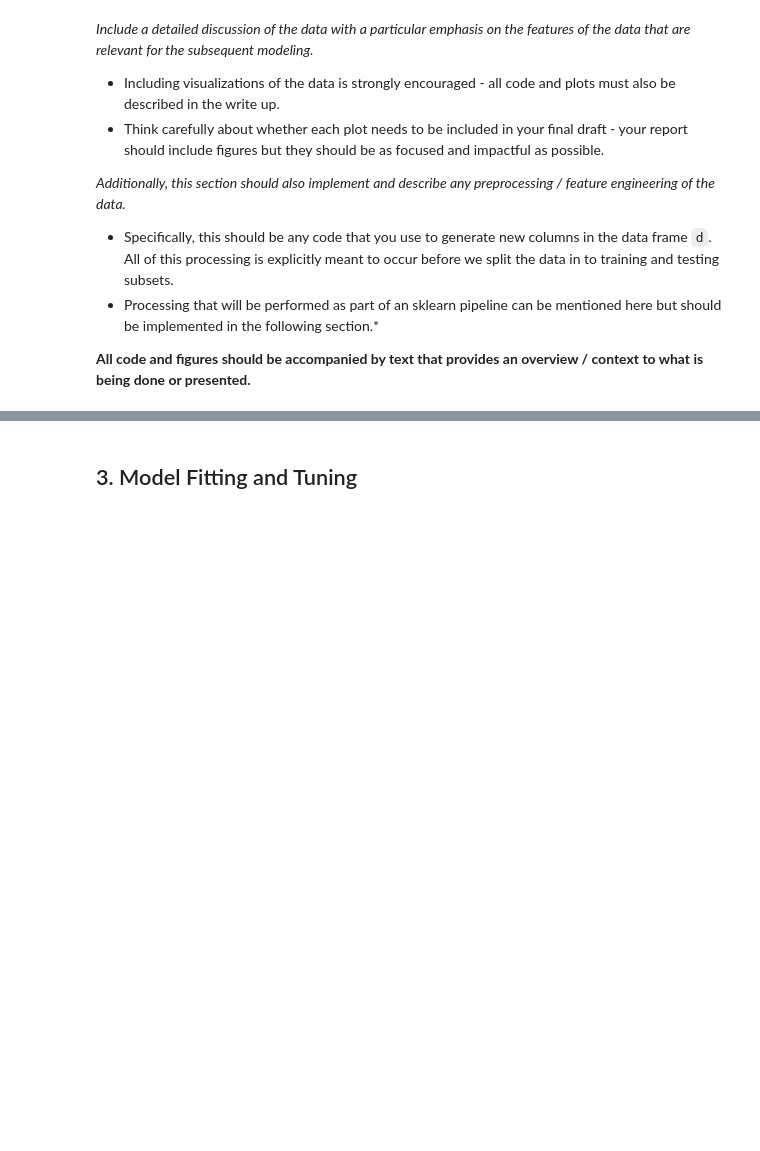
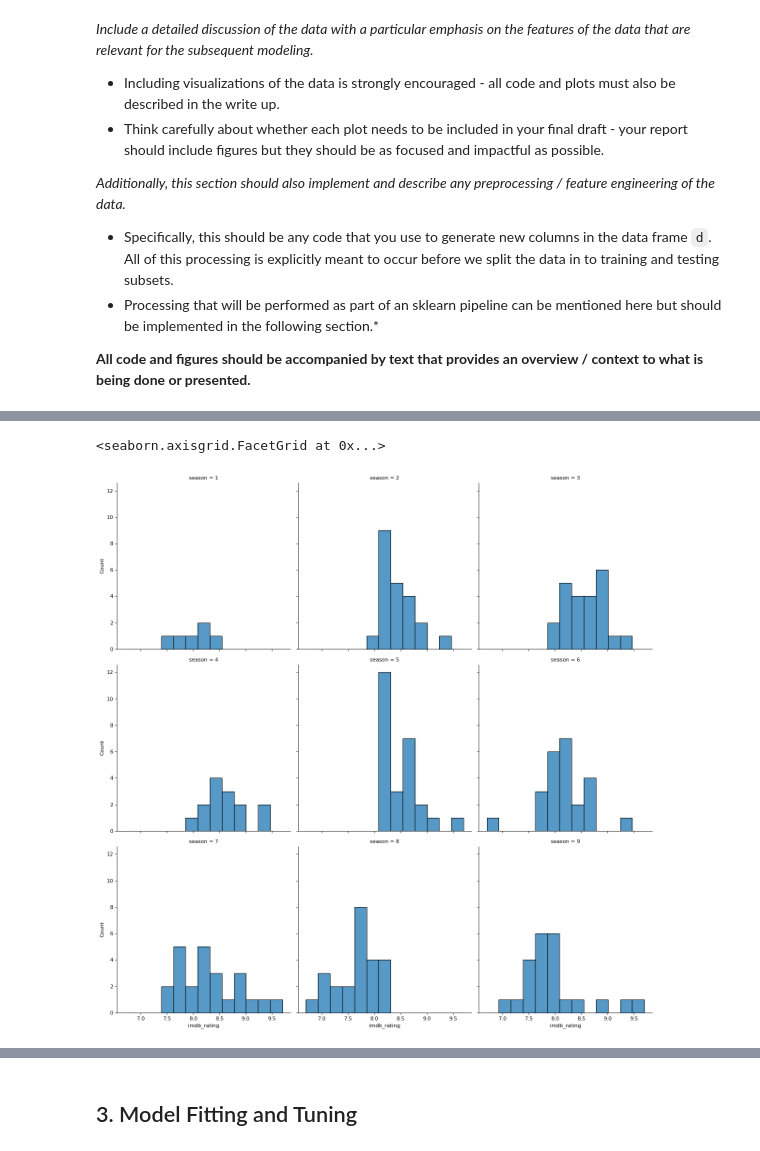
Before and after one commit to Machine-Learning-in-Python-Group-24/Machine-Learning-in-Python-Group-24, a Jupyter notebook: Project 1/project1.ipynb, the cells around one changed output, grey strips where cells are left out. Saved outputs shown, nothing was run; the diff lists cells and outputs as text; code cells hidden in the pictures; blank space fills up the shorter version.

```diff
--- a/Project 1/project1.ipynb
+++ b/Project 1/project1.ipynb
@@ -56,0 +105,6 @@ After making sure that all the necessary libraries or submodules are uploaded he
+# %%
+# overall speaking, viewers thought that season 2 and 5 is better, and season 8 is worse than other seasons.
+sns.displot(data=data, x='imdb_rating', col='season', col_wrap=3)
+# %% [output]
+<seaborn.axisgrid.FacetGrid at 0x...>
+[figure, added]
```
Also changed, not shown: parts of 36 cells of this notebook.
